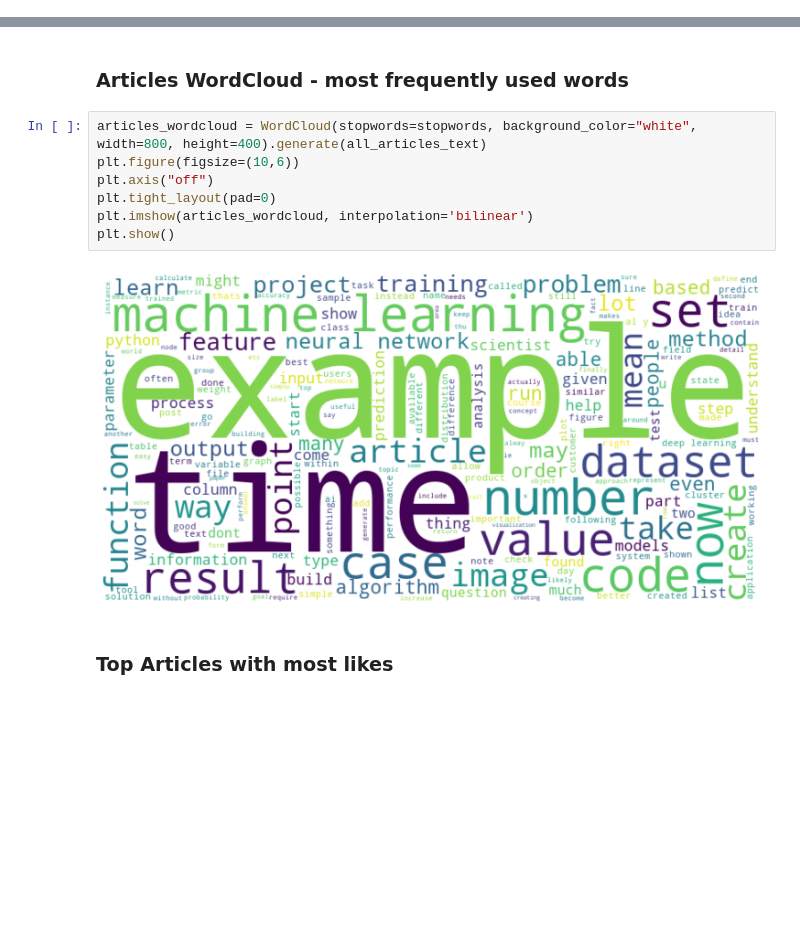
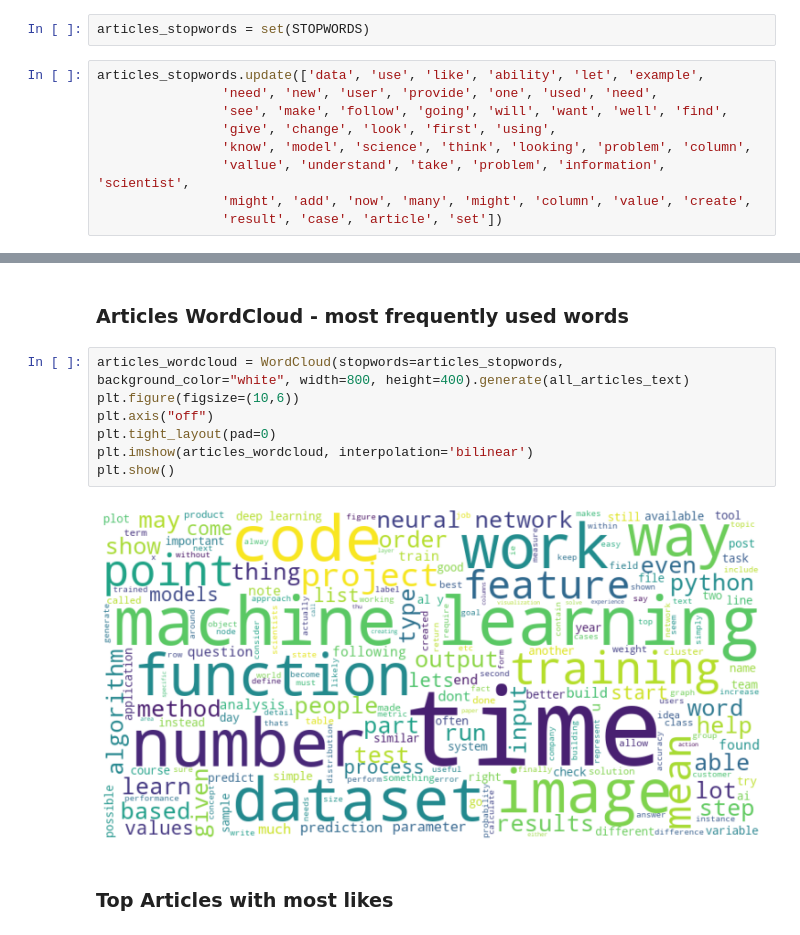
Before and after one commit to LiyanaRoslie/ds-keywords, a Jupyter notebook: eda.ipynb, the cells around one changed output, grey strips where cells are left out. Cells and saved outputs as stored; diff of their text form; blank space fills up the shorter version.

```diff
--- a/eda.ipynb
+++ b/eda.ipynb
@@ -81,3 +74,14 @@ stopwords.update(['job', 'skill', 'experience', 'team', 'data', 'use', 'like', '
+# %%
+articles_stopwords = set(STOPWORDS)
+# %%
+articles_stopwords.update(['data', 'use', 'like', 'ability', 'let', 'example',
+                'need', 'new', 'user', 'provide', 'one', 'used', 'need',
+                'see', 'make', 'follow', 'going', 'will', 'want', 'well', 'find',
+                'give', 'change', 'look', 'first', 'using',
+                'know', 'model', 'science', 'think', 'looking', 'problem', 'column',
+                'vallue', 'understand', 'take', 'problem', 'information', 'scientist',
+                'might', 'add', 'now', 'many', 'might', 'column', 'value', 'create',
+                'result', 'case', 'article', 'set'])
 # %% [markdown]
 ### Join all the articles content into a single variable
 # %%
@@ -85,14 +89,14 @@ all_articles_text = " ".join(article for article in cleaned_articles_df['cleaned
 # %% [markdown]
 ### Articles WordCloud - most frequently used words
 # %%
-articles_wordcloud = WordCloud(stopwords=stopwords, background_color="white", width=800, height=400).generate(all_articles_text)
+articles_wordcloud = WordCloud(stopwords=articles_stopwords, background_color="white", width=800, height=400).generate(all_articles_text)
 plt.figure(figsize=(10,6))
 plt.axis("off")
 plt.tight_layout(pad=0)
 plt.imshow(articles_wordcloud, interpolation='bilinear')
 plt.show()
 # %% [output]
-[figure, old version]
+[figure, new version]
 # %% [markdown]
 ### Top Articles with most likes
 # %%
```
Also changed, not shown: parts of 8 cells of this notebook, 1 other file.
